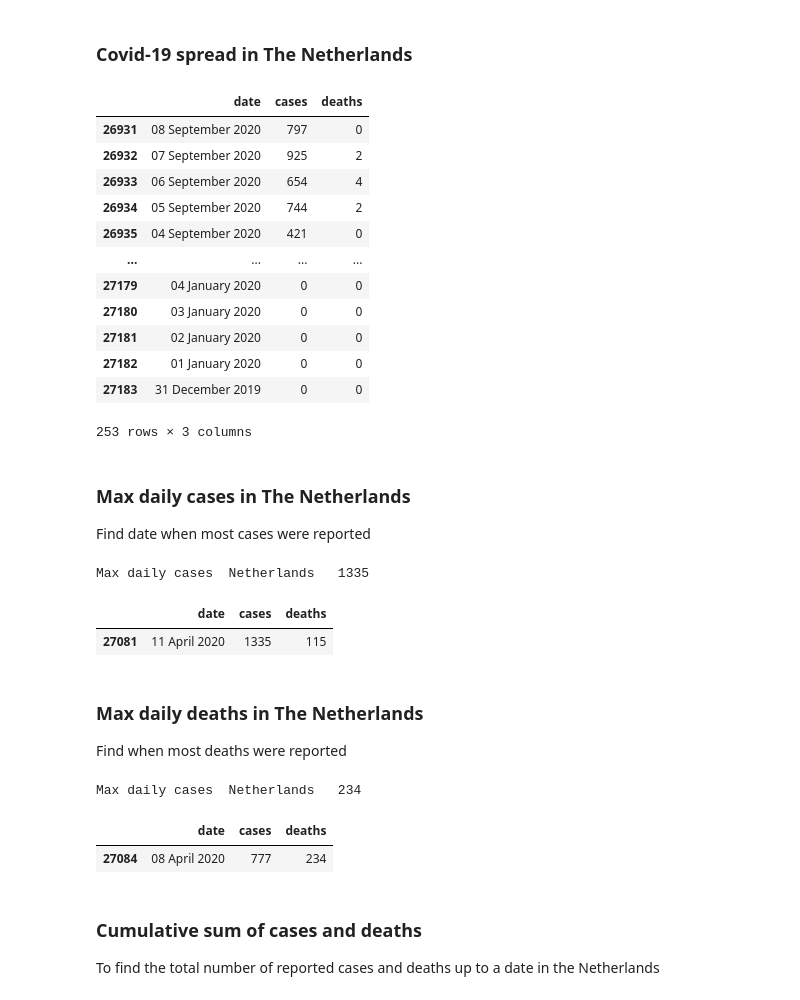
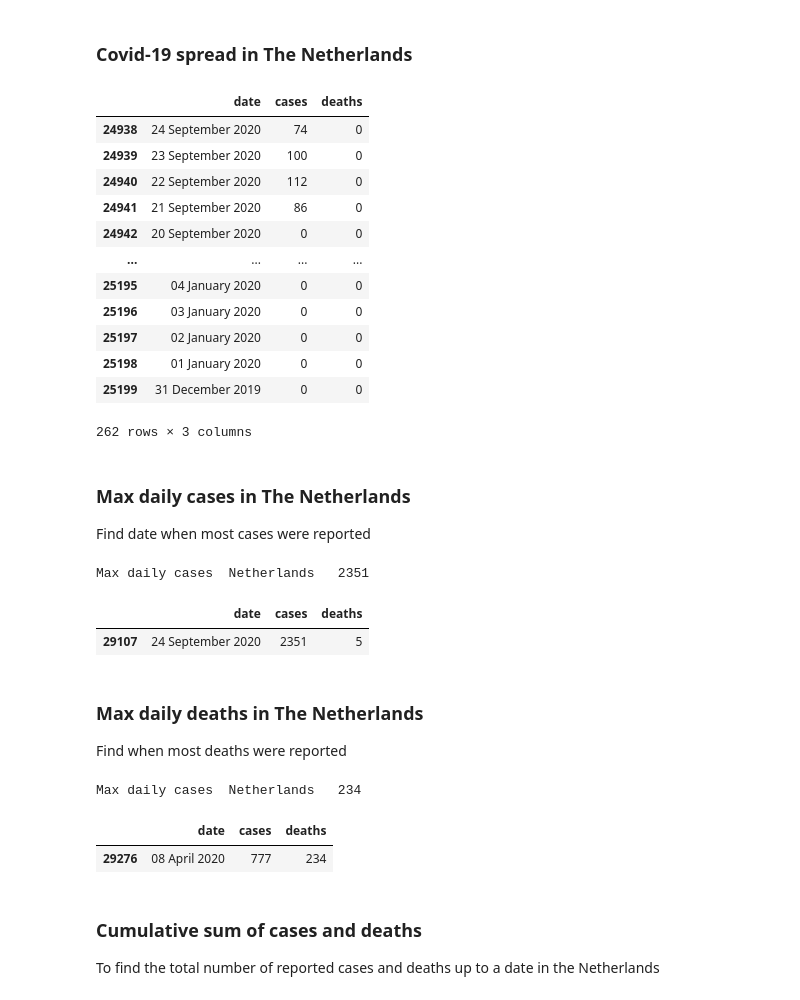
Before and after one commit to HodaAtWork/DS-miniatures, a Jupyter notebook: Python/CovidAnalysis.ipynb, the cells around one changed output. Drawn from its saved outputs; the diff is of its cells as text; code cells hidden in the pictures.

```diff
--- a/Python/CovidAnalysis.ipynb
+++ b/Python/CovidAnalysis.ipynb
@@ -200,25 +202,25 @@ populationPerCountry.sort_values(by=['deaths (%)'], ascending=False).head(10)
 # %% [markdown]
 ### Covid-19 spread in The Netherlands
 # %%
-country = "Netherlands"
+country = "Luxembourg"
 df_country = df[df.country==country]
 relevant_columns = ['date', 'cases', 'deaths']
 covid_df_country = df_country[relevant_columns]
 covid_df_country
 # %% [output]
 |  | date | cases | deaths |
-| 26931 | 08 September 2020 | 797 | 0 |
-| 26932 | 07 September 2020 | 925 | 2 |
-| 26933 | 06 September 2020 | 654 | 4 |
-| 26934 | 05 September 2020 | 744 | 2 |
-| 26935 | 04 September 2020 | 421 | 0 |
+| 24938 | 24 September 2020 | 74 | 0 |
+| 24939 | 23 September 2020 | 100 | 0 |
+| 24940 | 22 September 2020 | 112 | 0 |
+| 24941 | 21 September 2020 | 86 | 0 |
+| 24942 | 20 September 2020 | 0 | 0 |
 | ... | ... | ... | ... |
-| 27179 | 04 January 2020 | 0 | 0 |
-| 27180 | 03 January 2020 | 0 | 0 |
-| 27181 | 02 January 2020 | 0 | 0 |
-| 27182 | 01 January 2020 | 0 | 0 |
-| 27183 | 31 December 2019 | 0 | 0 |
+| 25195 | 04 January 2020 | 0 | 0 |
+| 25196 | 03 January 2020 | 0 | 0 |
+| 25197 | 02 January 2020 | 0 | 0 |
+| 25198 | 01 January 2020 | 0 | 0 |
+| 25199 | 31 December 2019 | 0 | 0 |
-253 rows × 3 columns
+262 rows × 3 columns
 # %% [markdown]
 ### Max daily cases in The Netherlands
 Find date when most cases were reported
@@ -228,9 +230,9 @@ print('Max daily cases ', country, ' ' , maxDailyCases)
 
 covid_df_country[(covid_df_country.cases==maxDailyCases)]
 # %% [output]
-Max daily cases  Netherlands   1335
+Max daily cases  Netherlands   2351
 |  | date | cases | deaths |
-| 27081 | 11 April 2020 | 1335 | 115 |
+| 29107 | 24 September 2020 | 2351 | 5 |
 # %% [markdown]
 ### Max daily deaths in The Netherlands
 Find when most deaths were reported
@@ -241,7 +243,7 @@ covid_df_country[(covid_df_country.deaths==maxDailyDeaths)]
 # %% [output]
 Max daily cases  Netherlands   234
 |  | date | cases | deaths |
-| 27084 | 08 April 2020 | 777 | 234 |
+| 29276 | 08 April 2020 | 777 | 234 |
 # %% [markdown]
 ### Cumulative sum of cases and deaths
 To find the total number of reported cases and deaths up to a date in the Netherlands
```
Also changed, not shown: parts of 11 cells of this notebook, 2 other files.
